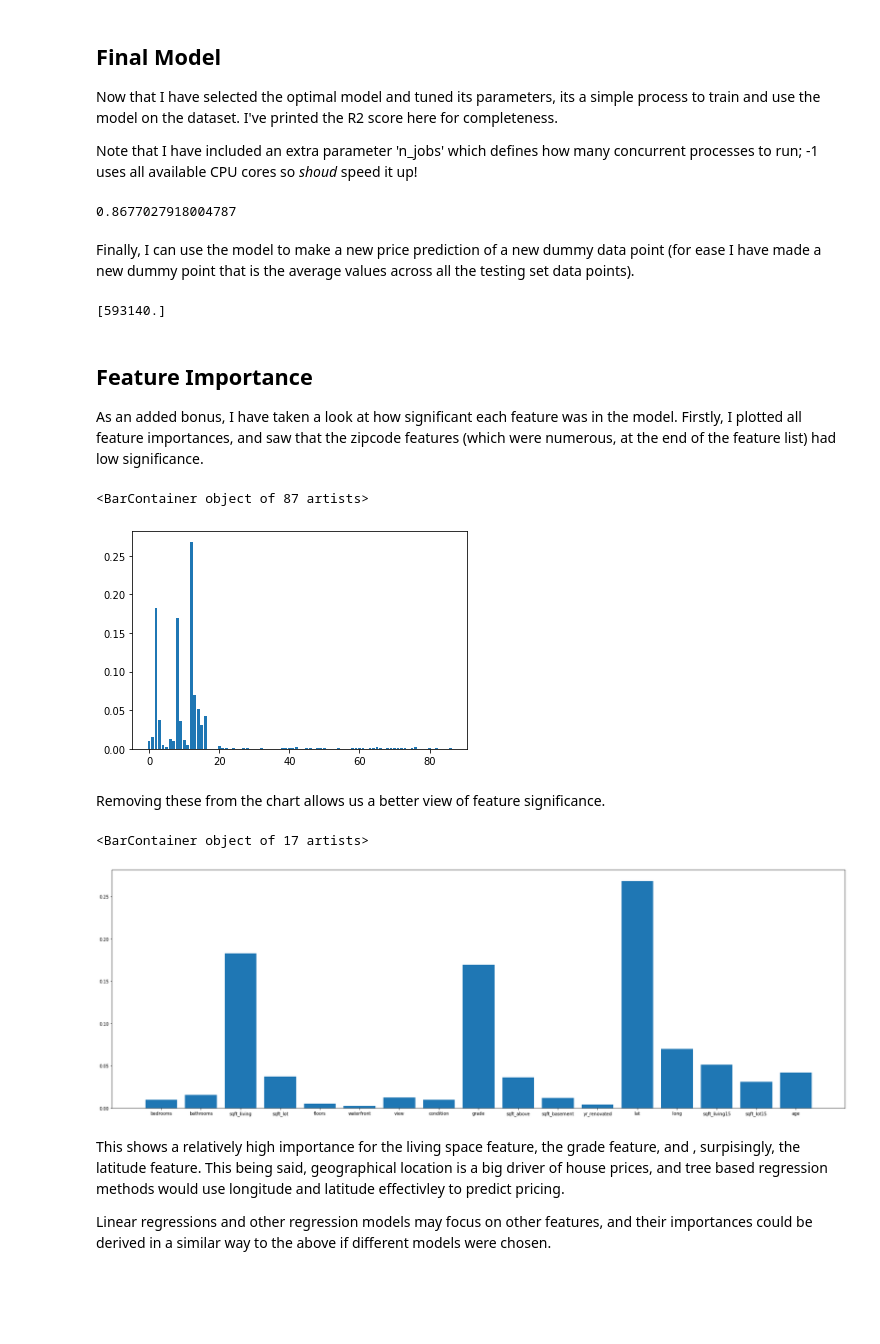
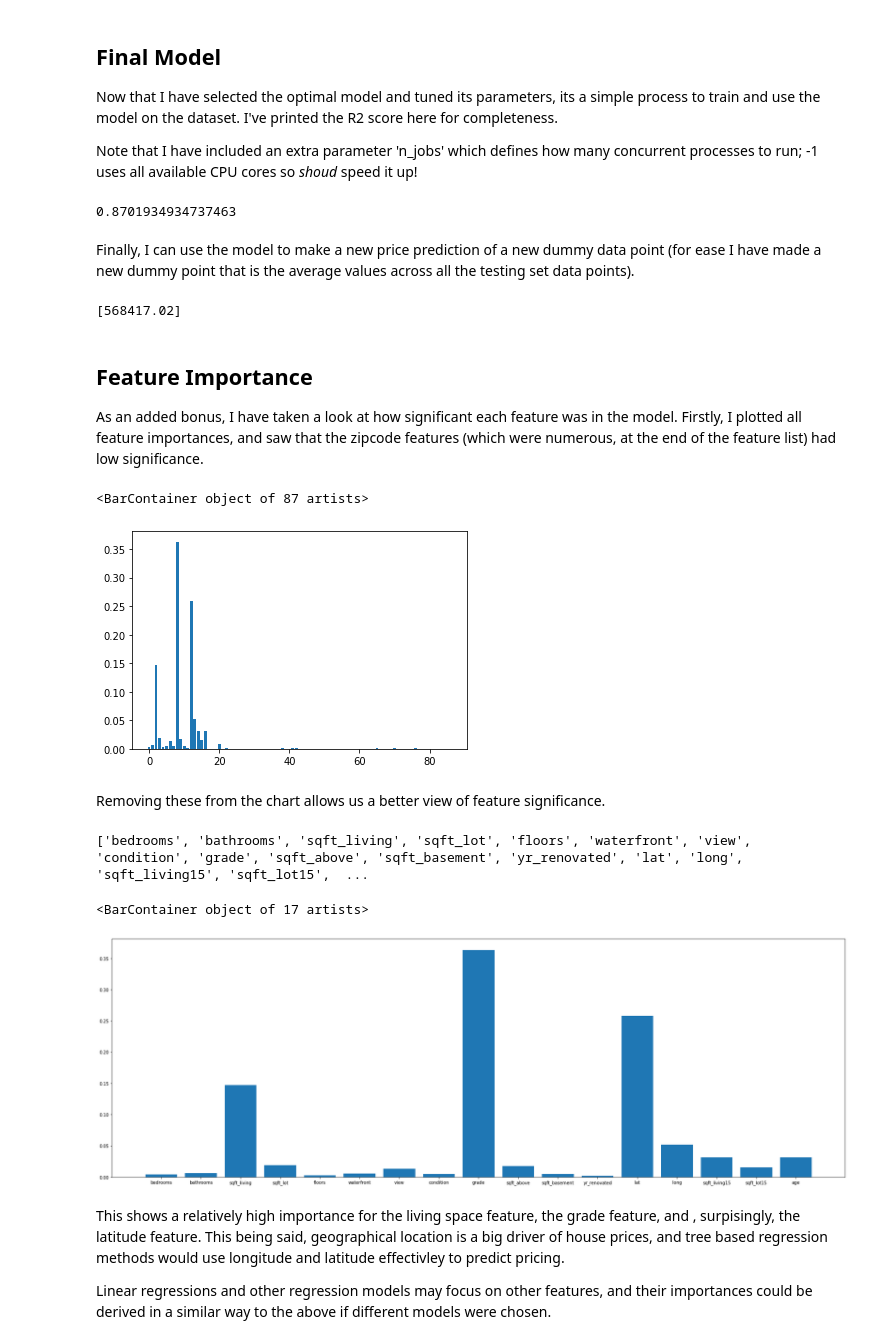
Before and after one commit to ah161652/data_science_projects, a Jupyter notebook: _notebooks/2020-06-09-Regression.ipynb, the cells around one changed output. Saved outputs shown, nothing was run; the diff lists cells and outputs as text; code cells hidden in the pictures; blank space fills up the shorter version.

```diff
--- a/_notebooks/2020-06-09-Regression.ipynb
+++ b/_notebooks/2020-06-09-Regression.ipynb
@@ -258,20 +258,20 @@ Now that I have selected the optimal model and tuned its parameters, its a simpl
 
 Note that I have included an extra parameter 'n_jobs' which defines how many concurrent processes to run; -1 uses all available CPU cores so *shoud* speed it up!
 # %%
-r_forest = RandomForestRegressor(criterion='mae', max_features='auto', n_estimators=100,n_jobs=-1)
+r_forest = RandomForestRegressor(criterion='mse', max_features='auto', n_estimators=100,n_jobs=-1)
 r_forest.fit(x_train,y_train)
 predictions = r_forest.predict(x_test)
 score = r2_score(y_test,predictions)
 print(score)
 # %% [output]
-0.8677027918004787
+0.8701934934737463
 # %% [markdown]
 Finally, I can use the model to make a new price prediction of a new dummy data point (for ease I have made a new dummy point that is the average values across all the testing set data points).
 # %%
 new_pred = r_forest.predict([np.array(x_test).mean(axis=0)])
 print(new_pred)
 # %% [output]
-[593140.]
+[568417.02]
 # %% [markdown]
 ## Feature Importance
 As an added bonus, I have taken a look at how significant each feature was in the model. Firstly, I plotted all feature importances, and saw that the zipcode features (which were numerous, at the end of the feature list) had low significance.
@@ -280,26 +280,23 @@ feature_importances = r_forest.feature_importances_
 plt.bar([x for x in range(len(feature_importances))], feature_importances)
 # %% [output]
 <BarContainer object of 87 artists>
-[figure, old version]
+[figure, new version]
 # %% [markdown]
 Removing these from the chart allows us a better view of feature significance.
 # %%
 
 importances_no_zips = feature_importances[0:17]
 
-relevant_features = df.columns.tolist()
-relevant_features.remove('id')
-relevant_features.remove('date')
-relevant_features.remove('price')
-relevant_features.remove('yr_built')
-relevant_features.remove('zipcode')
-relevant_features.append('age')
+relevant_features = x_train.columns.tolist()[0:17]
+
+print(relevant_features)
 
 fig = plt.figure(figsize=[30,10])
 plt.bar(relevant_features, importances_no_zips)
 # %% [output]
-<BarContainer object of 17 artists>
+['bedrooms', 'bathrooms', 'sqft_living', 'sqft_lot', 'floors', 'waterfront', 'view', 'condition', 'grade', 'sqft_above', 'sqft_basement', 'yr_renovated', 'lat', 'long', 'sqft_living15', 'sqft_lot15',  ...
+<BarContainer object of 17 artists>
-[figure, old version]
+[figure, new version]
 # %% [markdown]
 This shows a relatively high importance for the living space feature, the grade feature, and , surpisingly, the latitude feature. This being said, geographical location is a big driver of house prices, and tree based regression methods would use longitude and latitude effectivley to predict pricing.
 
```
Also changed, not shown: parts of 3 cells of this notebook.
